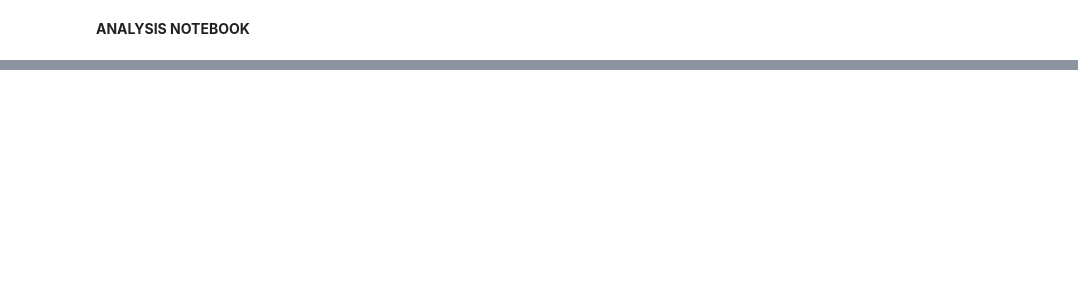
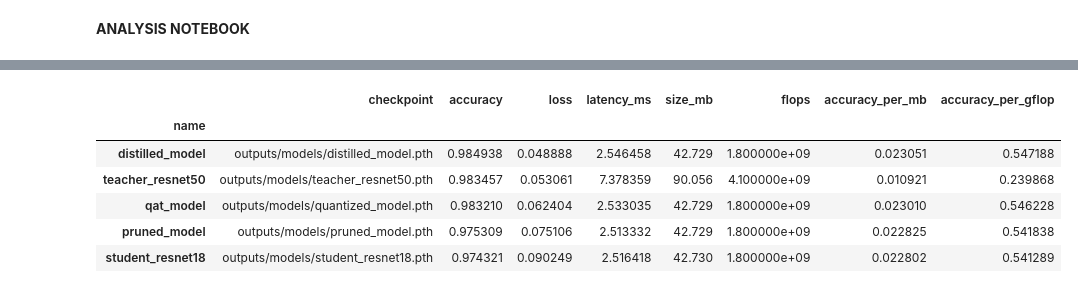
Before and after one commit to Enapa-Asamoah/Deep-Learning_EuroSAT_Classifier, a Jupyter notebook: lightvision/notebooks/analysis/analysis.ipynb, the cells around one changed output, grey strips where cells are left out. Cells and saved outputs as stored; diff of their text form; code cells hidden in the pictures; blank space fills up the shorter version.

```diff
--- a/lightvision/notebooks/analysis/analysis.ipynb
+++ b/lightvision/notebooks/analysis/analysis.ipynb
@@ -96,0 +96,23 @@ for history_path, output_path in history_files:
+# %%
+# Load evaluation results (produced by scripts/evaluation/05_evaluate_model.py)
+eval_path = '/Users/academic-city-university/Naps/DeepExam/Deep-Learning_EuroSAT_Classifier/lightvision/outputs/reports/evaluation_results.json'
+if not os.path.exists(eval_path):
+    print('Evaluation results not found at', eval_path)
+    df = pd.DataFrame()
+else:
+    import json
+    with open(eval_path, 'r') as f:
+        results = json.load(f)
+    # Normalize into a DataFrame
+    rows = []
+    for name, info in results.items():
+        rows.append({
+            'name': name,
+            'checkpoint': info.get('checkpoint'),
+            'accuracy': info.get('accuracy'),
+            'loss': info.get('loss'),
+            'latency_ms': info.get('latency_ms'),
+            'size_mb': info.get('size_mb'),
+        })
+    df = pd.DataFrame(rows).set_index('name')
+    display(df)
@@ -96,0 +127,26 @@ for history_path, output_path in history_files:
+# %%
+# Add approximate FLOPs based on architecture heuristics
+def guess_flops(name):
+    n = name.lower()
+    # Typical single-image FLOPs (multiply-adds) approximations
+    if 'resnet50' in n or 'teacher' in n:
+        return 4.1e9
+    if 'resnet18' in n or 'student' in n or 'distill' in n or 'qat' in n or 'pruned' in n:
+        return 1.8e9
+    if 'mobilenet' in n or 'mobile' in n:
+        return 0.15e9
+    return np.nan
+
+if not df.empty:
+    df['flops'] = [guess_flops(n) for n in df.index]
+    df['accuracy_per_mb'] = df['accuracy'] / df['size_mb']
+    df['accuracy_per_gflop'] = df['accuracy'] / (df['flops'] / 1e9)
+    display(df.sort_values('accuracy', ascending=False))
+# %% [output]
+|  | checkpoint | accuracy | loss | latency_ms | size_mb | flops | accuracy_per_mb | accuracy_per_gflop |
+| name |  |  |  |  |  |  |  |  |
+| distilled_model | outputs/models/distilled_model.pth | 0.984938 | 0.048888 | 2.546458 | 42.729 | 1.800000e+09 | 0.023051 | 0.547188 |
+| teacher_resnet50 | outputs/models/teacher_resnet50.pth | 0.983457 | 0.053061 | 7.378359 | 90.056 | 4.100000e+09 | 0.010921 | 0.239868 |
+| qat_model | outputs/models/quantized_model.pth | 0.983210 | 0.062404 | 2.533035 | 42.729 | 1.800000e+09 | 0.023010 | 0.546228 |
+| pruned_model | outputs/models/pruned_model.pth | 0.975309 | 0.075106 | 2.513332 | 42.729 | 1.800000e+09 | 0.022825 | 0.541838 |
+| student_resnet18 | outputs/models/student_resnet18.pth | 0.974321 | 0.090249 | 2.516418 | 42.730 | 1.800000e+09 | 0.022802 | 0.541289 |
```
Also changed, not shown: parts of 9 cells of this notebook, 14 other files.
